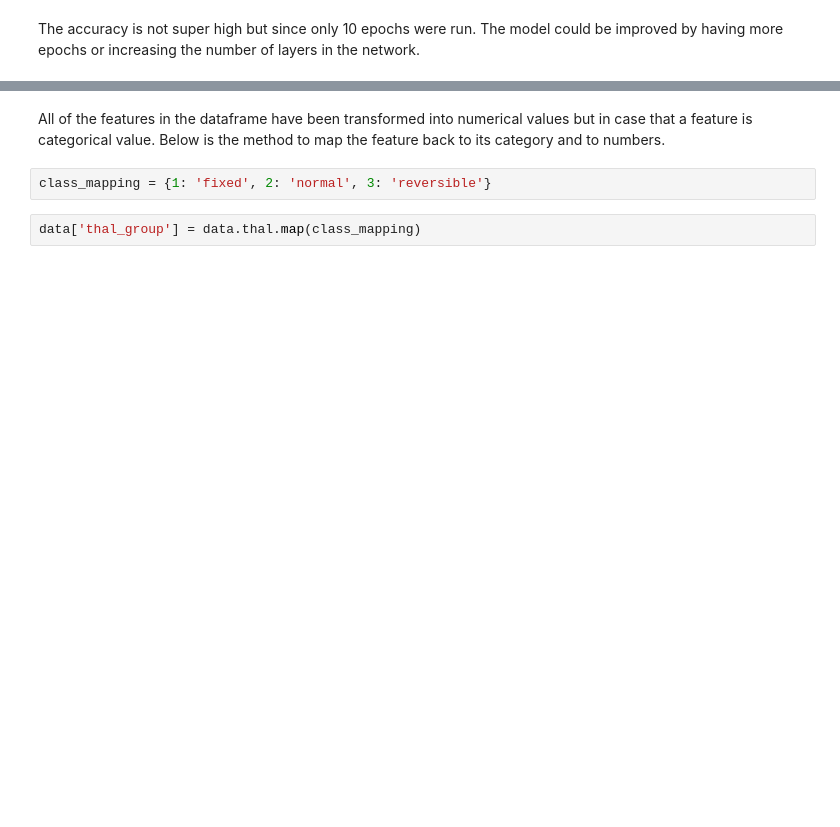
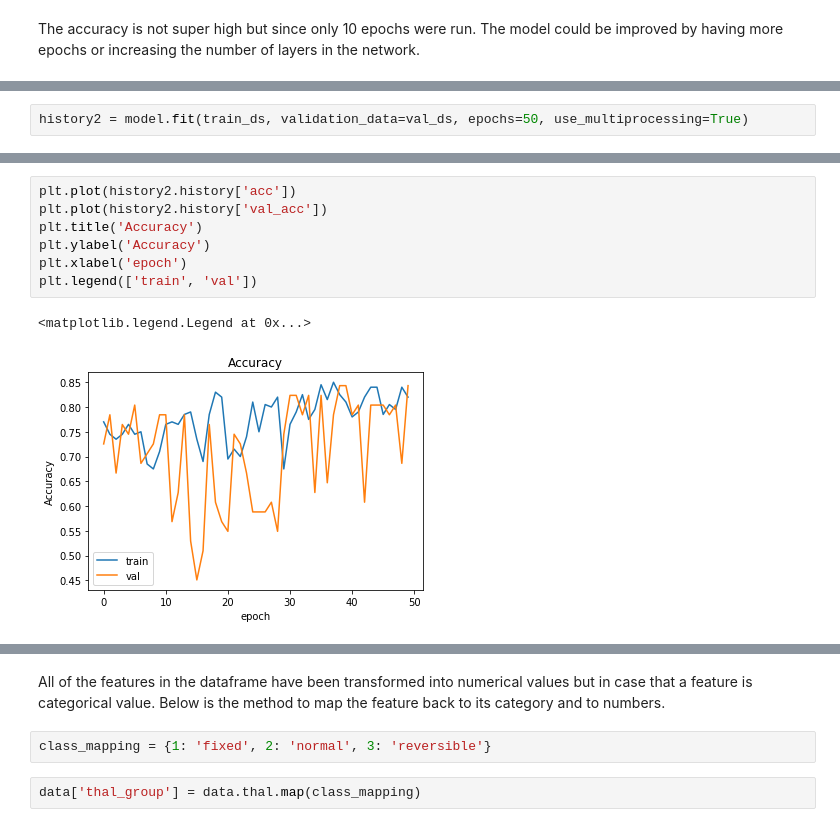
Before and after one commit to bbchen33/Deep-learning, a Jupyter notebook: Heart_disease_Tensorflow.ipynb, the cells around one changed output, grey strips where cells are left out. Drawn from its saved outputs; the diff is of its cells as text; blank space fills up the shorter version.

```diff
--- a/Heart_disease_Tensorflow.ipynb
+++ b/Heart_disease_Tensorflow.ipynb
@@ -250,0 +255,2 @@ plt.legend(['train', 'val'])
+# %%
+history2 = model.fit(train_ds, validation_data=val_ds, epochs=50, use_multiprocessing=True)
@@ -250,0 +280,10 @@ plt.legend(['train', 'val'])
+# %%
+plt.plot(history2.history['acc'])
+plt.plot(history2.history['val_acc'])
+plt.title('Accuracy')
+plt.ylabel('Accuracy')
+plt.xlabel('epoch')
+plt.legend(['train', 'val'])
+# %% [output]
+<matplotlib.legend.Legend at 0x...>
+[figure, added]
```
Also changed, not shown: parts of 12 cells of this notebook.
